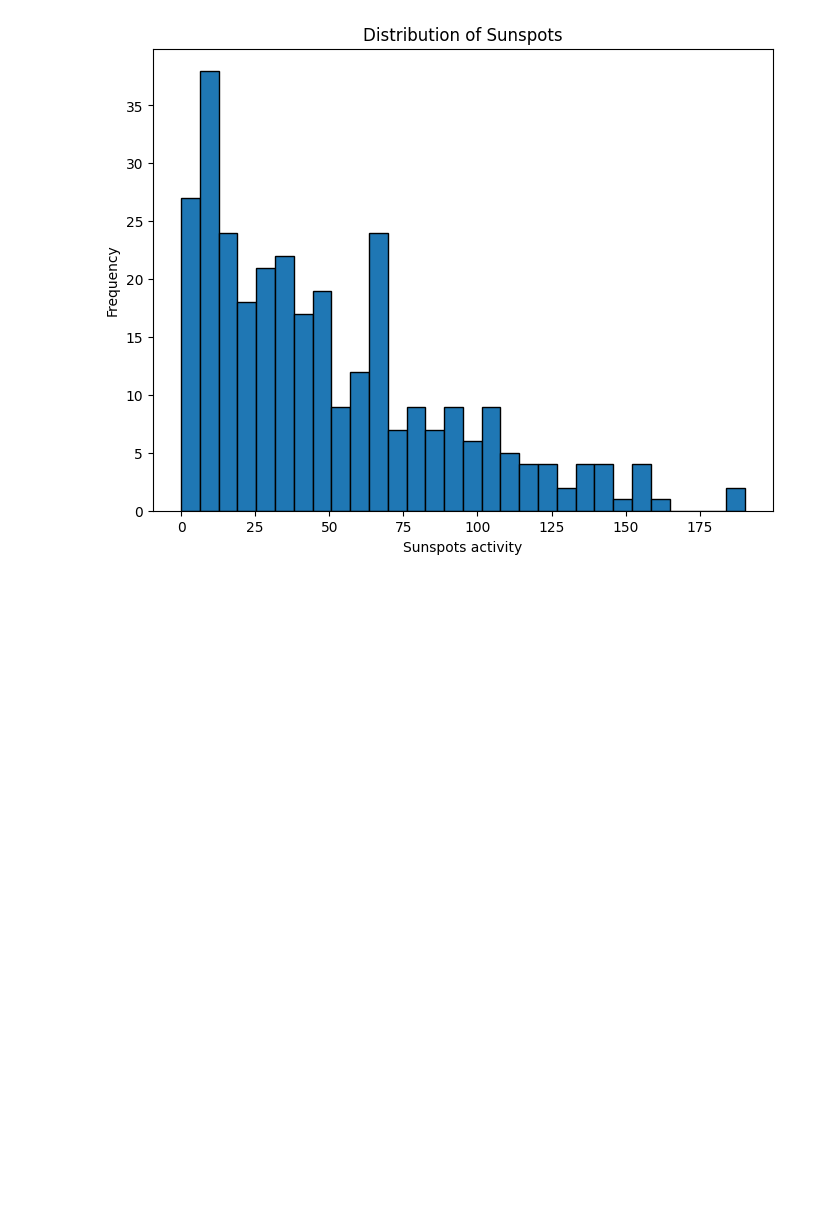
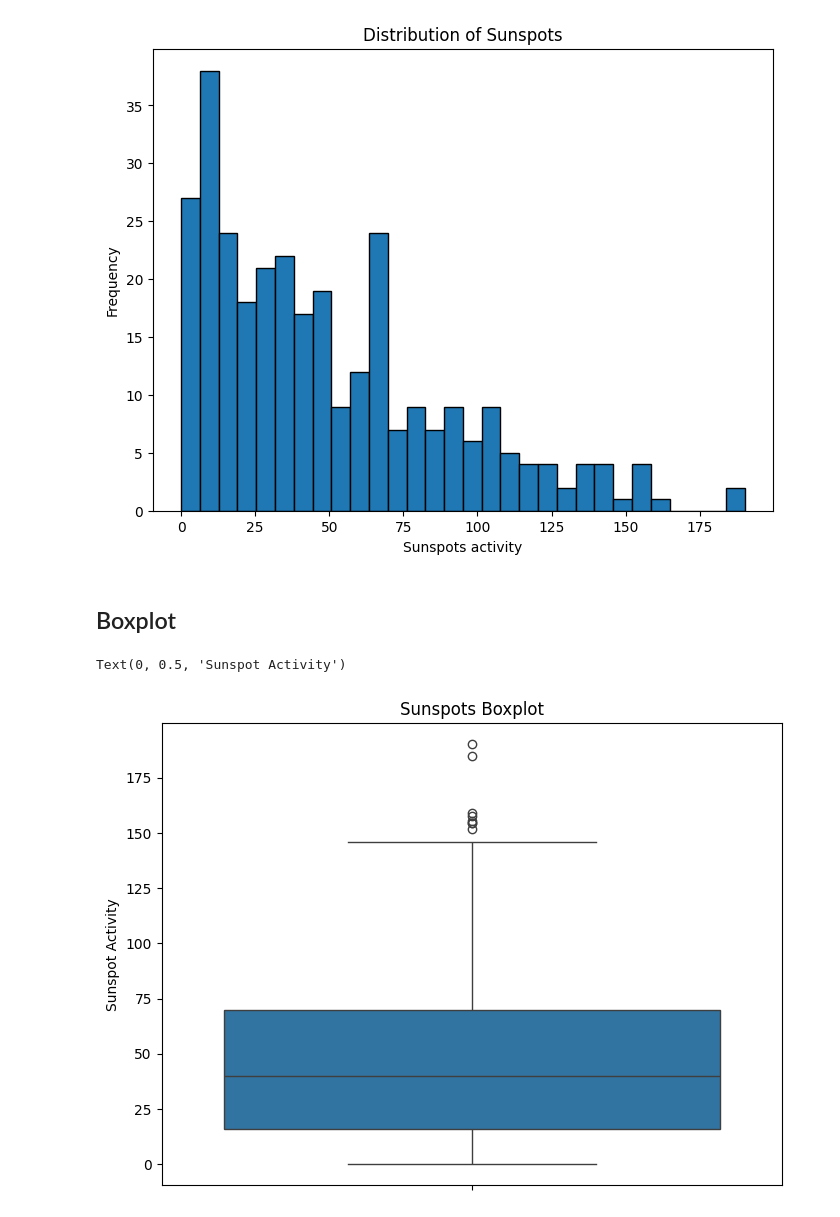
Before and after one commit to feed0/time-series, a Jupyter notebook: 2-exploring-time-series.ipynb, the cells around one changed output. Drawn from its saved outputs; the diff is of its cells as text; code cells hidden in the pictures; blank space fills up the shorter version.

Commit message:
[TS] 2.2 Exploring Time Series

```diff
--- a/2-exploring-time-series.ipynb
+++ b/2-exploring-time-series.ipynb
@@ -102,3 +102,13 @@ plt.ylabel('Frequency')
 plt.show()
 # %% [output]
 [figure]
+# %% [markdown]
+## Boxplot
+# %%
+plt.figure(figsize = (8, 6))
+sns.boxplot(y = sunspots_series)
+plt.title('Sunspots Boxplot')
+plt.ylabel('Sunspot Activity')
+# %% [output]
+Text(0, 0.5, 'Sunspot Activity')
+[figure, added]
```
Also changed, not shown: parts of 12 cells of this notebook.
